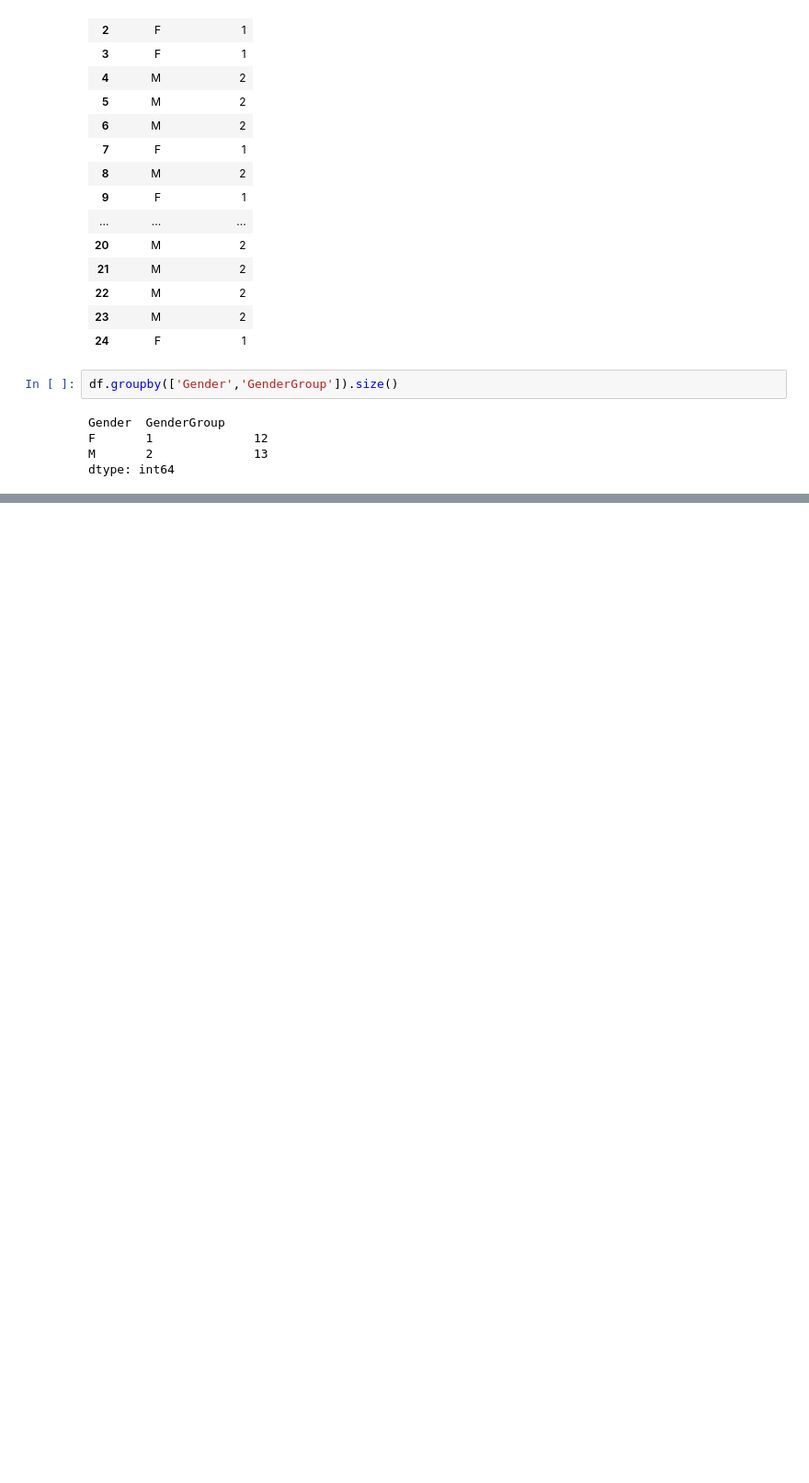
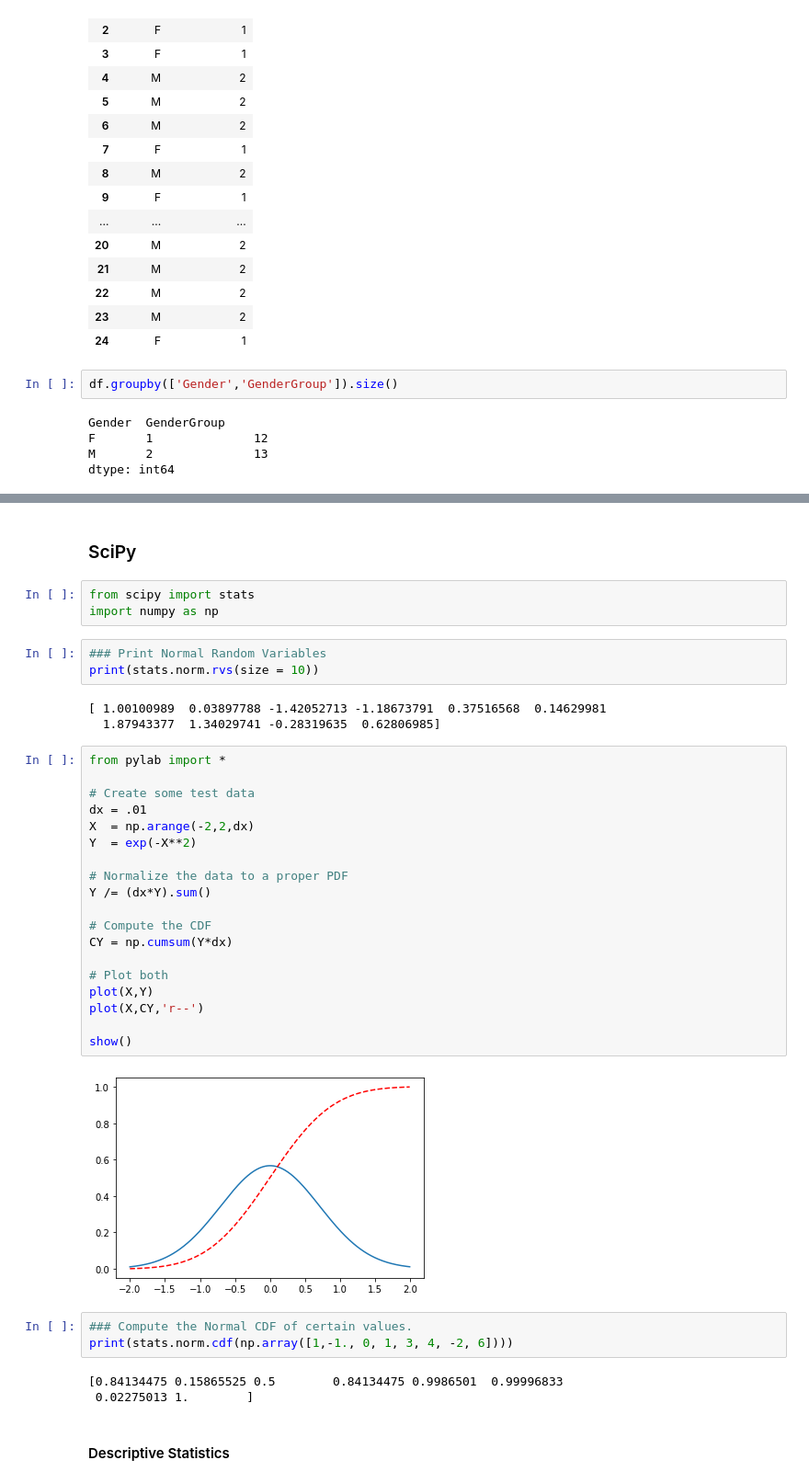
Before and after one commit to Gokulvasan-V/Coursera_practice, a Jupyter notebook: Understanding_and_Visualizing_Data_with_Python.ipynb, the cells around one changed output, grey strips where cells are left out. Shown: that part at 92% size. Drawn from its saved outputs; the diff is of its cells as text; blank space fills up the shorter version.

```diff
--- a/Understanding_and_Visualizing_Data_with_Python.ipynb
+++ b/Understanding_and_Visualizing_Data_with_Python.ipynb
@@ -229,0 +439,40 @@ dtype: int64
+# %% [markdown]
+### SciPy
+# %%
+from scipy import stats
+import numpy as np
+# %%
+### Print Normal Random Variables
+print(stats.norm.rvs(size = 10))
+# %% [output]
+[ 1.00100989  0.03897788 -1.42052713 -1.18673791  0.37516568  0.14629981
+  1.87943377  1.34029741 -0.28319635  0.62806985]
+# %%
+from pylab import *
+
+# Create some test data
+dx = .01
+X  = np.arange(-2,2,dx)
+Y  = exp(-X**2)
+
+# Normalize the data to a proper PDF
+Y /= (dx*Y).sum()
+
+# Compute the CDF
+CY = np.cumsum(Y*dx)
+
+# Plot both
+plot(X,Y)
+plot(X,CY,'r--')
+
+show()
+# %% [output]
+[figure, added]
+# %%
+### Compute the Normal CDF of certain values.
+print(stats.norm.cdf(np.array([1,-1., 0, 1, 3, 4, -2, 6])))
+# %% [output]
+[0.84134475 0.15865525 0.5        0.84134475 0.9986501  0.99996833
+ 0.02275013 1.        ]
+# %% [markdown]
+#### Descriptive Statistics
```
Also changed, not shown: parts of 20 cells of this notebook.
